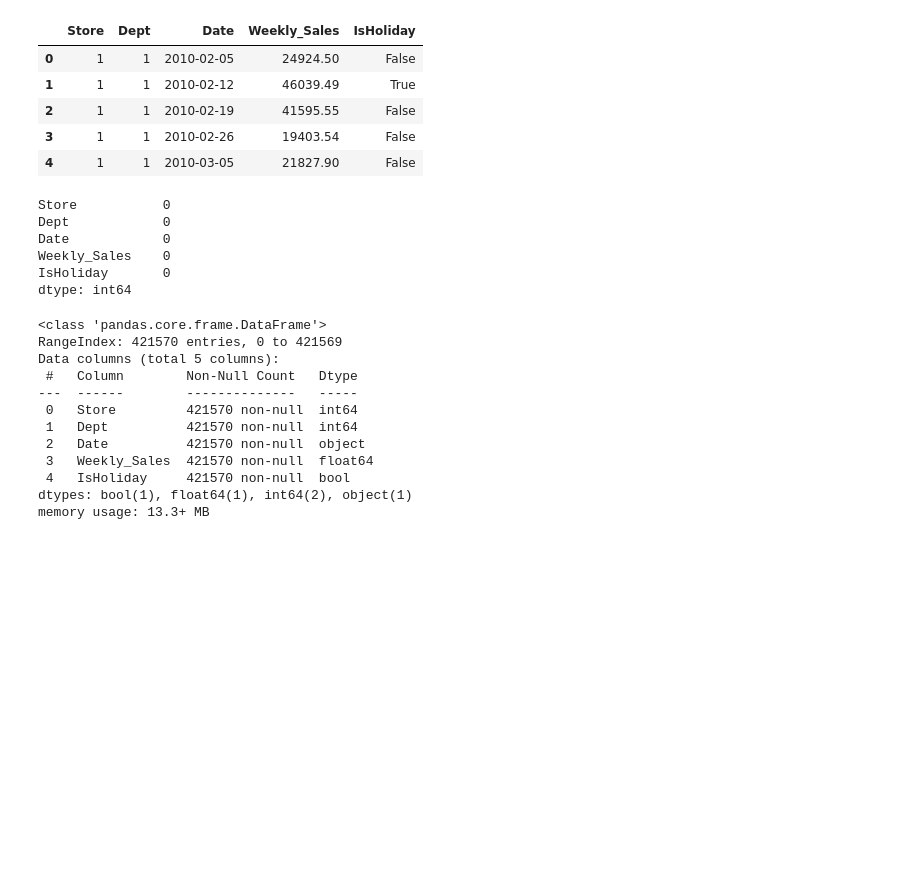
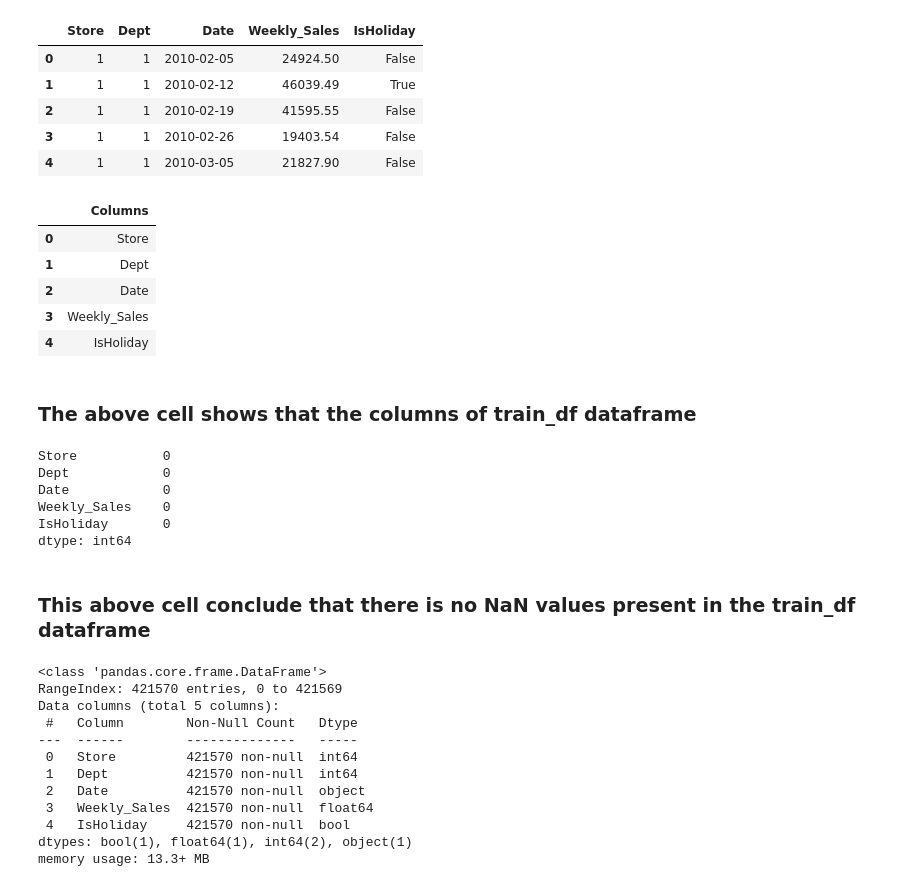
Before and after one commit to SamNijin/Walmart-Data-Analysis-Visualization, a Jupyter notebook: Walmart-Data-Analysis-Visualization.ipynb, the cells around one changed output. Saved outputs shown, nothing was run; the diff lists cells and outputs as text; code cells hidden in the pictures; blank space fills up the shorter version.

```diff
--- a/Walmart-Data-Analysis-Visualization.ipynb
+++ b/Walmart-Data-Analysis-Visualization.ipynb
@@ -43,6 +43,6 @@ stores_df = pd.read_csv('./dataset/stores.csv')
 # Function to list the column names in a dataframe
 
 def displayColumns(dataset):
-    columns=list(sales_data.columns)
+    columns=list(dataset.columns)
     return display(pd.DataFrame(columns,columns=["Columns"]))
 # %% [markdown]
@@ -62,4 +60,17 @@ train_df.head()
 | 2 | 1 | 1 | 2010-02-19 | 41595.55 | False |
 | 3 | 1 | 1 | 2010-02-26 | 19403.54 | False |
 | 4 | 1 | 1 | 2010-03-05 | 21827.90 | False |
+# %%
+# Calls the function to display the columns
+
+displayColumns(train_df)
+# %% [output]
+|  | Columns |
+| 0 | Store |
+| 1 | Dept |
+| 2 | Date |
+| 3 | Weekly_Sales |
+| 4 | IsHoliday |
+# %% [markdown]
+### The above cell shows that the columns of train_df dataframe
 # %%
@@ -71,4 +84,6 @@ Date            0
 Weekly_Sales    0
 IsHoliday       0
 dtype: int64
+# %% [markdown]
+### This above cell conclude that there is no NaN values present in the train_df dataframe
 # %%
```
Also changed, not shown: parts of 22 cells of this notebook.
